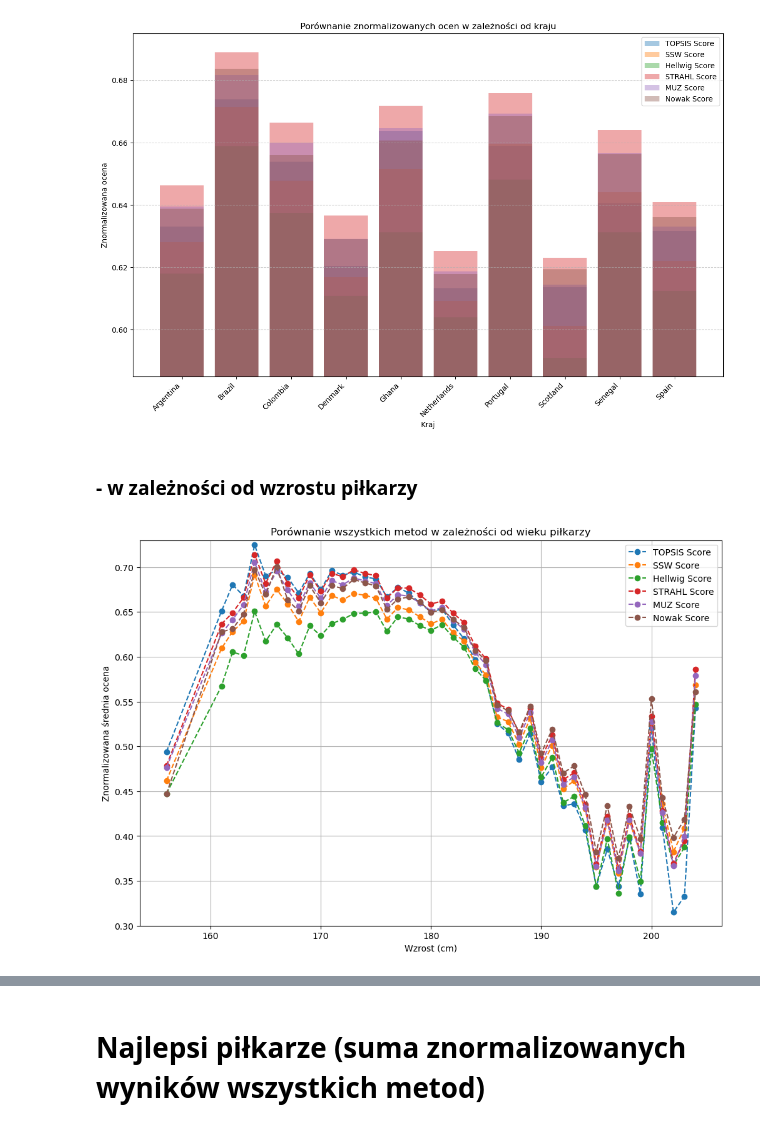
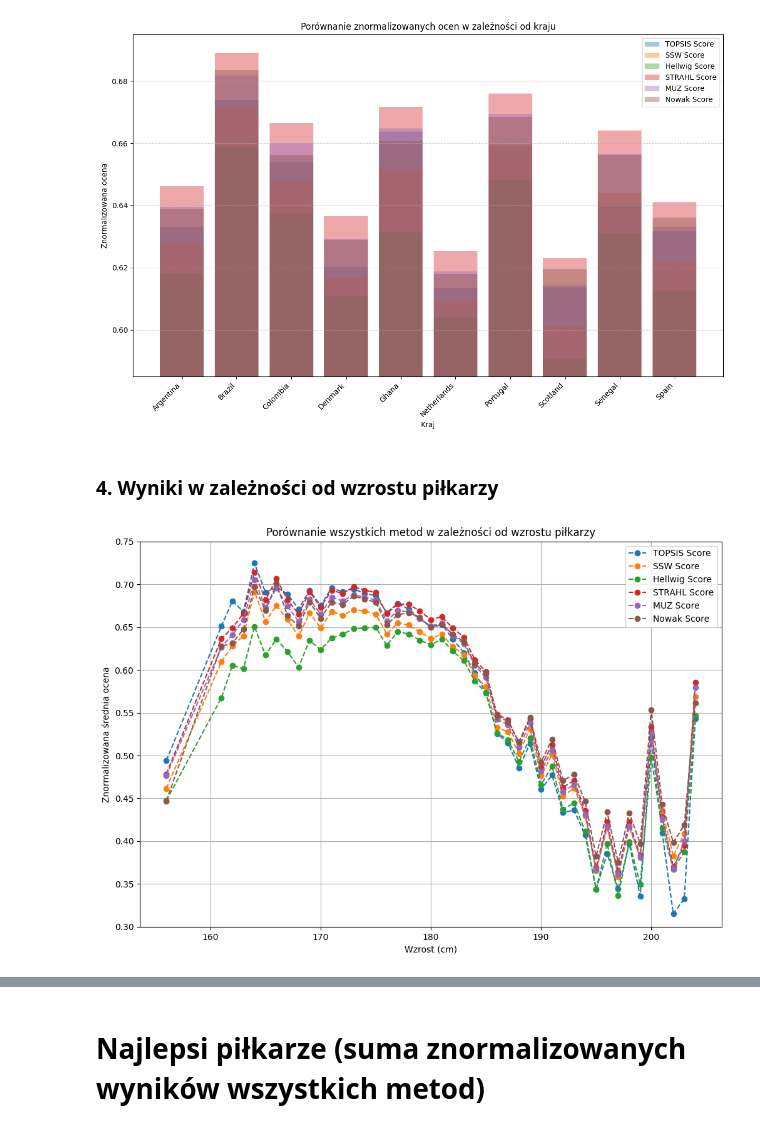
Before and after one commit to izabelakolodziejska/Fifa_players_analysis, a Jupyter notebook: fifa_analysys.ipynb, the cells around one changed output, grey strips where cells are left out. Cells and saved outputs as stored; diff of their text form; code cells hidden in the pictures.

```diff
--- a/fifa_analysys.ipynb
+++ b/fifa_analysys.ipynb
@@ -1035,22 +1086,22 @@ plt.show()
 # %% [output]
 [figure]
 # %% [markdown]
-### - w zależności od wzrostu piłkarzy
+### 4. Wyniki w zależności od wzrostu piłkarzy
 # %%
 average_scores_by_height = normalized_scores[['height', 'TOPSIS Score', 'SSW Score', 'Hellwig Score', 'STRAHL Score', 'MUZ Score', 'Nowak Score']]
 average_scores_by_height = average_scores_by_height.groupby('height').mean()
 
 plt.figure(figsize=(12, 8))
 
 for column in average_scores_by_height.columns:
     plt.plot(average_scores_by_height.index, average_scores_by_height[column], marker='o', linestyle='--', label=column)
 
-plt.ylim(0.3, 0.73)
+plt.ylim(0.3, 0.75)
 plt.xlabel('Wzrost (cm)')
 plt.ylabel('Znormalizowana średnia ocena')
-plt.title('Porównanie wszystkich metod w zależności od wieku piłkarzy')
+plt.title('Porównanie wszystkich metod w zależności od wzrostu piłkarzy')
 plt.grid(True)
 plt.legend()
 plt.show()
 # %% [output]
-[figure, old version]
+[figure, new version]
```
Also changed, not shown: parts of 27 cells of this notebook, 1 other file.
